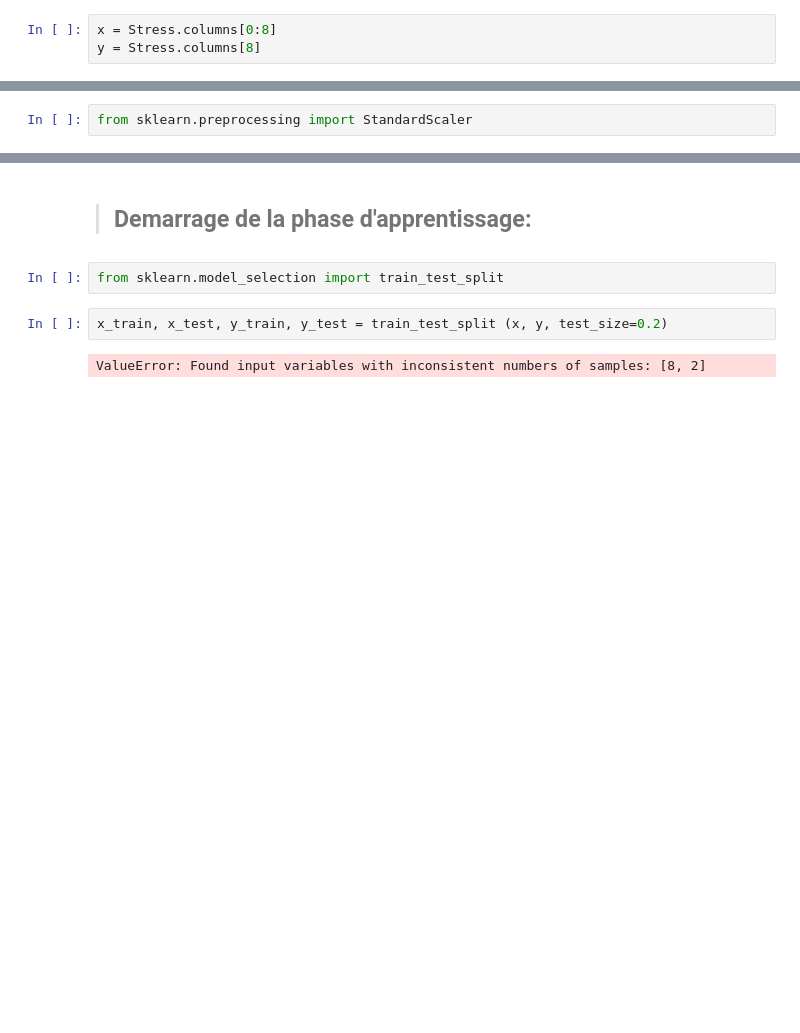
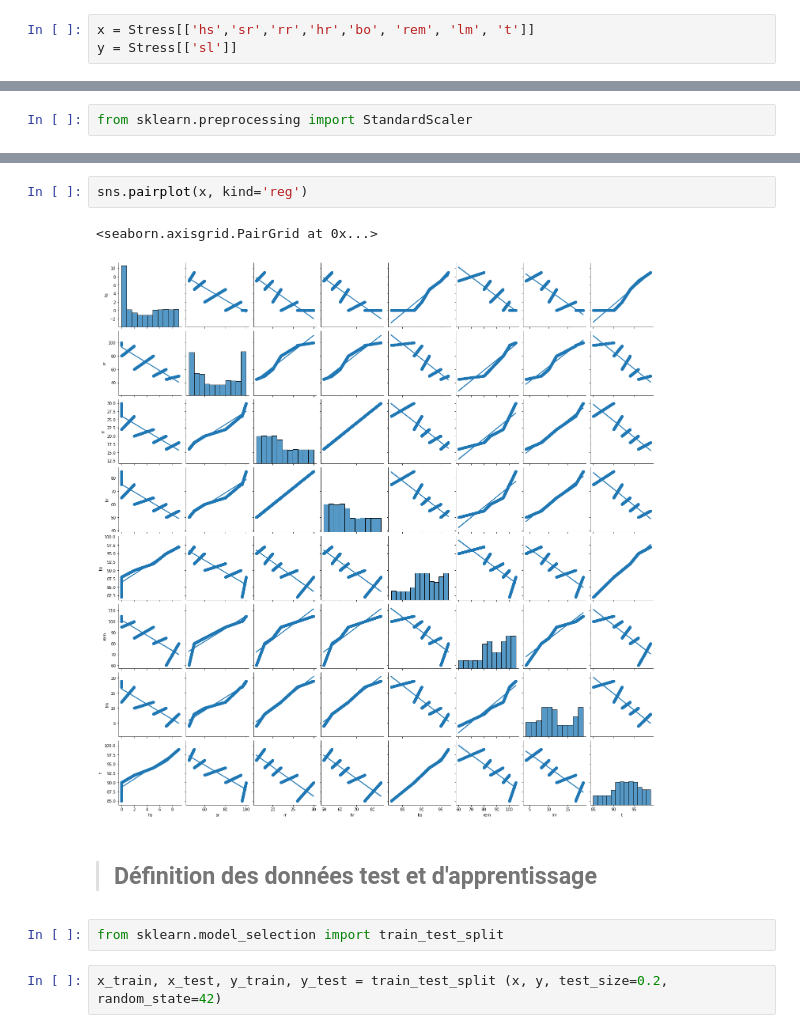
Before and after one commit to Quentin-G64/Quentin-G64, a Jupyter notebook: Stress Lelver.ipynb, the cells around one changed output, grey strips where cells are left out. Drawn from its saved outputs; the diff is of its cells as text; blank space fills up the shorter version.

```diff
--- a/Stress Lelver.ipynb
+++ b/Stress Lelver.ipynb
@@ -80,8 +80,8 @@ Stress.describe()
 | 75% | 6.500000 | 91.250000 | 25.000000 | 72.500000 | 94.250000 | 98.750000 | 15.750000 | 95.50000 | 3.000000 |
 | max | 9.000000 | 100.000000 | 30.000000 | 85.000000 | 97.000000 | 105.000000 | 19.000000 | 99.00000 | 4.000000 |
 # %%
-x = Stress.columns[0:8]
-y = Stress.columns[8]
+x = Stress[['hs','sr','rr','hr','bo', 'rem', 'lm', 't']]
+y = Stress[['sl']]
 # %%
 print(x)
 # %% [output]
@@ -114,8 +134,11 @@ Xs.head()
+# %%
+sns.pairplot(x, kind='reg')
+# %% [output]
+<seaborn.axisgrid.PairGrid at 0x...>
+[figure, added]
 # %% [markdown]
-> ## Demarrage de la phase d'apprentissage:
+> ## Définition des données test et d'apprentissage
 # %%
 from sklearn.model_selection import train_test_split
 # %%
-x_train, x_test, y_train, y_test = train_test_split (x, y, test_size=0.2)
+x_train, x_test, y_train, y_test = train_test_split (x, y, test_size=0.2, random_state=42)
-# %% [output]
-ValueError: Found input variables with inconsistent numbers of samples: [8, 2]
```
Also changed, not shown: parts of 18 cells of this notebook.
